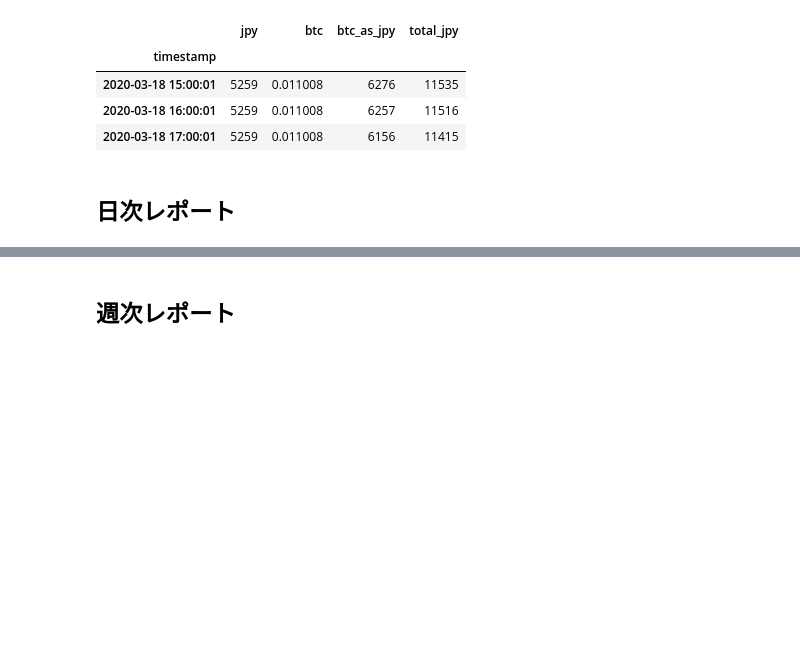
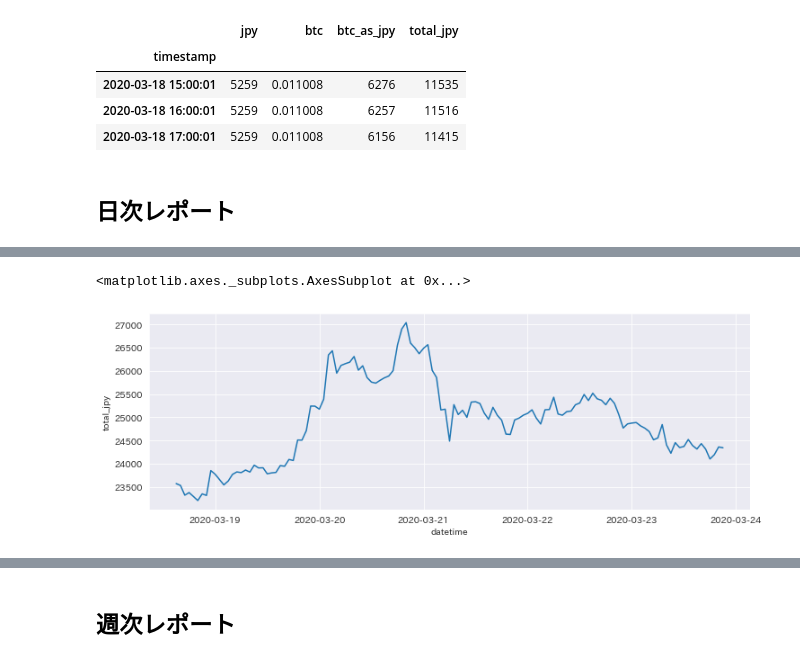
Before and after one commit to tsu-nera/bakuchi, a Jupyter notebook: notebooks/asset.ipynb, the cells around one changed output, grey strips where cells are left out. Cells and saved outputs as stored; diff of their text form; code cells hidden in the pictures; blank space fills up the shorter version.

```diff
--- a/notebooks/asset.ipynb
+++ b/notebooks/asset.ipynb
@@ -45,0 +55,6 @@ plt.show()
+# %%
+df_recent = total_df.tail(24*10)
+sns.lineplot(data=df_recent, x='datetime', y="total_jpy")
+# %% [output]
+<matplotlib.axes._subplots.AxesSubplot at 0x...>
+[figure, added]
```
Also changed, not shown: parts of 12 cells of this notebook.
